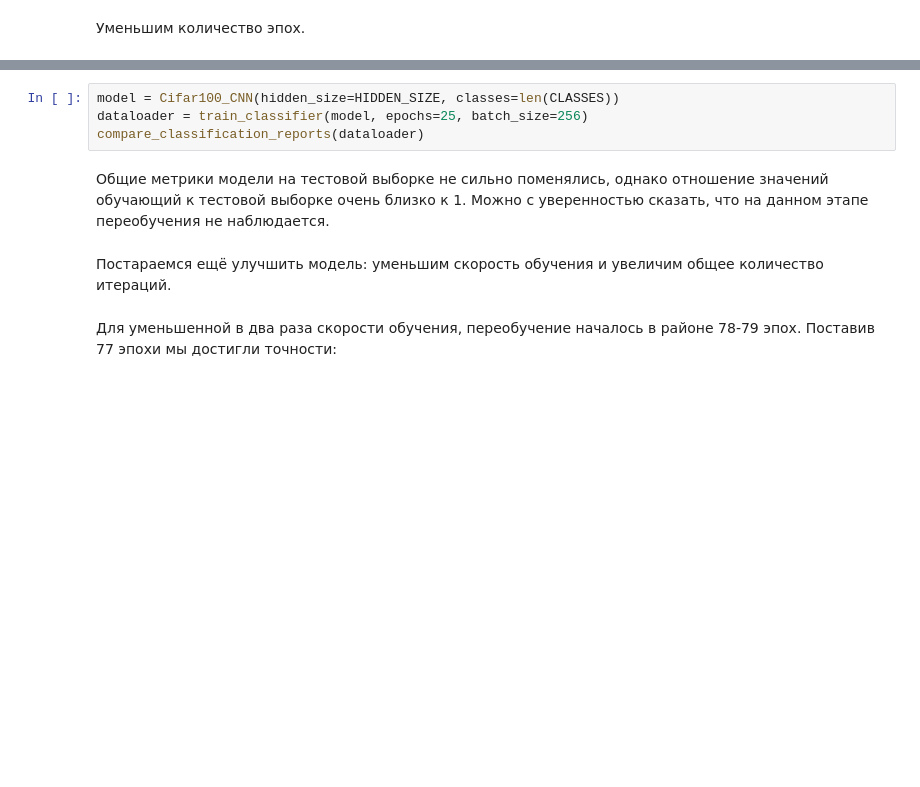
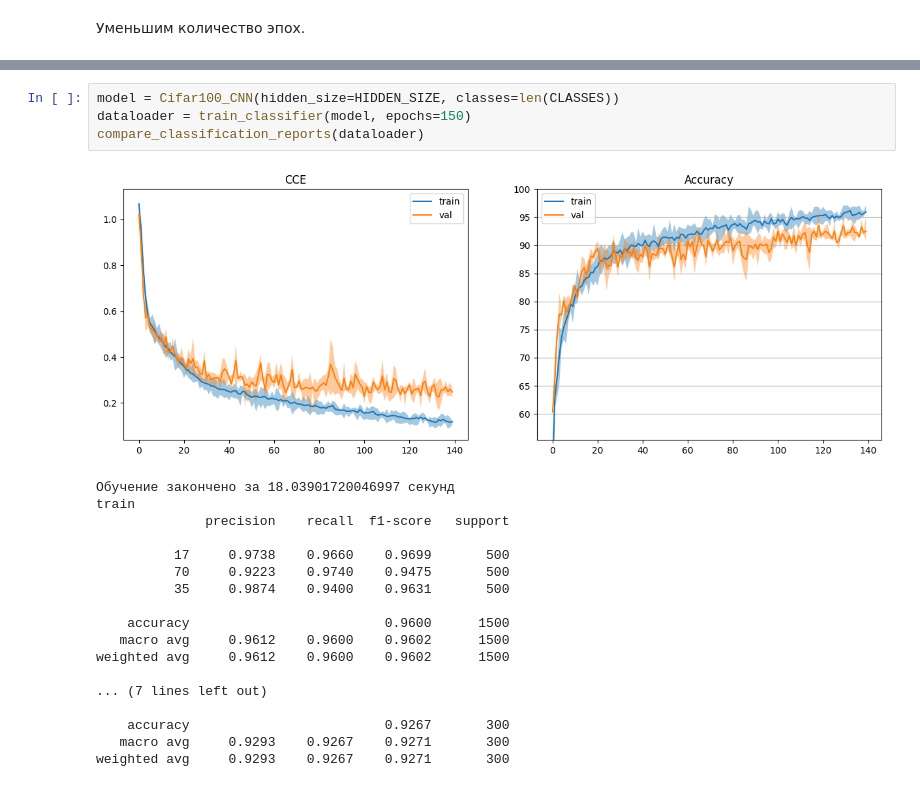
Before and after one commit to DeadlySquad13/t5-2-Neuroscience__Labs, a Jupyter notebook: src/lab2/main.ipynb, the cells around one changed output, grey strips where cells are left out. Saved outputs shown, nothing was run; the diff lists cells and outputs as text; blank space fills up the shorter version.

```diff
--- a/src/lab2/main.ipynb
+++ b/src/lab2/main.ipynb
@@ -445,16 +441,25 @@ for i, ω in enumerate(weights):
 # %%
 model = Cifar100_CNN(hidden_size=HIDDEN_SIZE, classes=len(CLASSES))
-dataloader = train_classifier(model, epochs=25, batch_size=256)
+dataloader = train_classifier(model, epochs=150)
 compare_classification_reports(dataloader)
+# %% [output]
+[figure, added]
+Обучение закончено за 18.03901720046997 секунд
+train
+              precision    recall  f1-score   support
+
+          17     0.9738    0.9660    0.9699       500
+          70     0.9223    0.9740    0.9475       500
+          35     0.9874    0.9400    0.9631       500
+
+    accuracy                         0.9600      1500
+   macro avg     0.9612    0.9600    0.9602      1500
+weighted avg     0.9612    0.9600    0.9602      1500
+
+... (7 lines left out)
+
+    accuracy                         0.9267       300
+   macro avg     0.9293    0.9267    0.9271       300
+weighted avg     0.9293    0.9267    0.9271       300
-# %% [markdown]
-Общие метрики модели на тестовой выборке не сильно поменялись, однако
-отношение значений обучающий к тестовой выборке очень близко к 1. Можно
-с уверенностью сказать, что на данном этапе переобучения не наблюдается.
-# %% [markdown]
-Постараемся ещё улучшить модель:
-уменьшим скорость обучения и увеличим общее количество итераций.
-# %% [markdown]
-Для уменьшенной в два раза скорости обучения, переобучение началось в районе
-78-79 эпох. Поставив 77 эпохи мы достигли точности:
 # %%
 model = Cifar100_CNN(hidden_size=HIDDEN_SIZE, classes=len(CLASSES))
```
Also changed, not shown: parts of 23 cells of this notebook, 4 other files.
